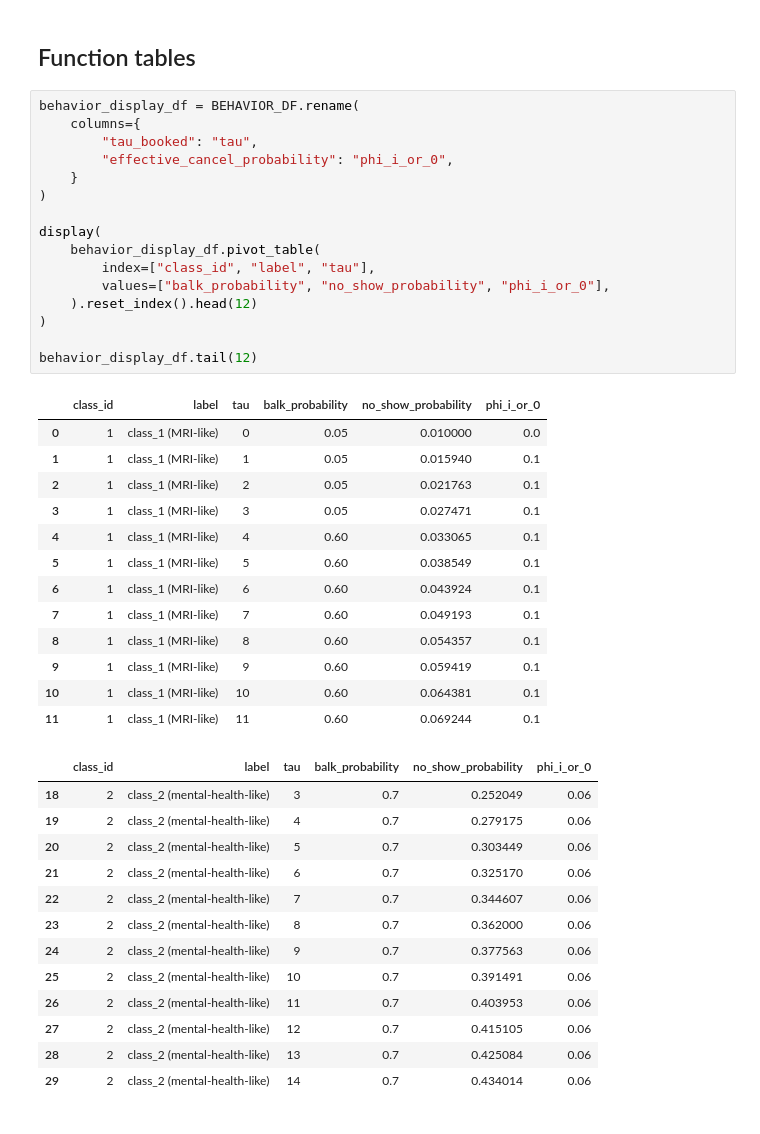
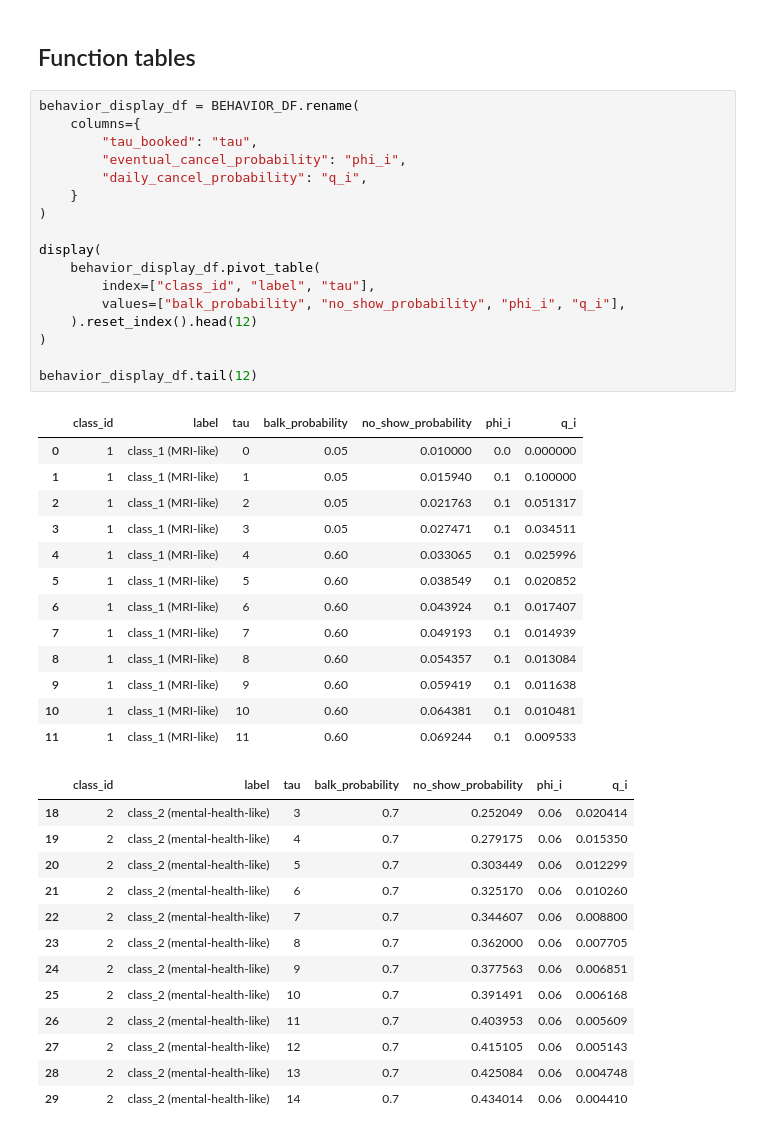
Before and after one commit to alexandre-sdd/research_cuimc_queuing, a Jupyter notebook: Notebooks/behavior_functions.ipynb, the cells around one changed output. Saved outputs shown, nothing was run; the diff lists cells and outputs as text.

```diff
--- a/Notebooks/behavior_functions.ipynb
+++ b/Notebooks/behavior_functions.ipynb
@@ -143,46 +143,47 @@ BEHAVIOR_DF
 # %%
 behavior_display_df = BEHAVIOR_DF.rename(
     columns={
         "tau_booked": "tau",
-        "effective_cancel_probability": "phi_i_or_0",
+        "eventual_cancel_probability": "phi_i",
+        "daily_cancel_probability": "q_i",
     }
 )
 
 display(
     behavior_display_df.pivot_table(
         index=["class_id", "label", "tau"],
-        values=["balk_probability", "no_show_probability", "phi_i_or_0"],
+        values=["balk_probability", "no_show_probability", "phi_i", "q_i"],
     ).reset_index().head(12)
 )
 
 behavior_display_df.tail(12)
 # %% [output]
-|  | class_id | label | tau | balk_probability | no_show_probability | phi_i_or_0 |
-| 0 | 1 | class_1 (MRI-like) | 0 | 0.05 | 0.010000 | 0.0 |
-| 1 | 1 | class_1 (MRI-like) | 1 | 0.05 | 0.015940 | 0.1 |
-| 2 | 1 | class_1 (MRI-like) | 2 | 0.05 | 0.021763 | 0.1 |
-| 3 | 1 | class_1 (MRI-like) | 3 | 0.05 | 0.027471 | 0.1 |
-| 4 | 1 | class_1 (MRI-like) | 4 | 0.60 | 0.033065 | 0.1 |
-| 5 | 1 | class_1 (MRI-like) | 5 | 0.60 | 0.038549 | 0.1 |
-| 6 | 1 | class_1 (MRI-like) | 6 | 0.60 | 0.043924 | 0.1 |
-| 7 | 1 | class_1 (MRI-like) | 7 | 0.60 | 0.049193 | 0.1 |
-| 8 | 1 | class_1 (MRI-like) | 8 | 0.60 | 0.054357 | 0.1 |
-| 9 | 1 | class_1 (MRI-like) | 9 | 0.60 | 0.059419 | 0.1 |
-| 10 | 1 | class_1 (MRI-like) | 10 | 0.60 | 0.064381 | 0.1 |
-| 11 | 1 | class_1 (MRI-like) | 11 | 0.60 | 0.069244 | 0.1 |
+|  | class_id | label | tau | balk_probability | no_show_probability | phi_i | q_i |
+| 0 | 1 | class_1 (MRI-like) | 0 | 0.05 | 0.010000 | 0.0 | 0.000000 |
+| 1 | 1 | class_1 (MRI-like) | 1 | 0.05 | 0.015940 | 0.1 | 0.100000 |
+| 2 | 1 | class_1 (MRI-like) | 2 | 0.05 | 0.021763 | 0.1 | 0.051317 |
+| 3 | 1 | class_1 (MRI-like) | 3 | 0.05 | 0.027471 | 0.1 | 0.034511 |
+| 4 | 1 | class_1 (MRI-like) | 4 | 0.60 | 0.033065 | 0.1 | 0.025996 |
+| 5 | 1 | class_1 (MRI-like) | 5 | 0.60 | 0.038549 | 0.1 | 0.020852 |
+| 6 | 1 | class_1 (MRI-like) | 6 | 0.60 | 0.043924 | 0.1 | 0.017407 |
+| 7 | 1 | class_1 (MRI-like) | 7 | 0.60 | 0.049193 | 0.1 | 0.014939 |
+| 8 | 1 | class_1 (MRI-like) | 8 | 0.60 | 0.054357 | 0.1 | 0.013084 |
+| 9 | 1 | class_1 (MRI-like) | 9 | 0.60 | 0.059419 | 0.1 | 0.011638 |
+| 10 | 1 | class_1 (MRI-like) | 10 | 0.60 | 0.064381 | 0.1 | 0.010481 |
+| 11 | 1 | class_1 (MRI-like) | 11 | 0.60 | 0.069244 | 0.1 | 0.009533 |
-|  | class_id | label | tau | balk_probability | no_show_probability | phi_i_or_0 |
-| 18 | 2 | class_2 (mental-health-like) | 3 | 0.7 | 0.252049 | 0.06 |
-| 19 | 2 | class_2 (mental-health-like) | 4 | 0.7 | 0.279175 | 0.06 |
-| 20 | 2 | class_2 (mental-health-like) | 5 | 0.7 | 0.303449 | 0.06 |
-| 21 | 2 | class_2 (mental-health-like) | 6 | 0.7 | 0.325170 | 0.06 |
-| 22 | 2 | class_2 (mental-health-like) | 7 | 0.7 | 0.344607 | 0.06 |
-| 23 | 2 | class_2 (mental-health-like) | 8 | 0.7 | 0.362000 | 0.06 |
-| 24 | 2 | class_2 (mental-health-like) | 9 | 0.7 | 0.377563 | 0.06 |
-| 25 | 2 | class_2 (mental-health-like) | 10 | 0.7 | 0.391491 | 0.06 |
-| 26 | 2 | class_2 (mental-health-like) | 11 | 0.7 | 0.403953 | 0.06 |
-| 27 | 2 | class_2 (mental-health-like) | 12 | 0.7 | 0.415105 | 0.06 |
-| 28 | 2 | class_2 (mental-health-like) | 13 | 0.7 | 0.425084 | 0.06 |
-| 29 | 2 | class_2 (mental-health-like) | 14 | 0.7 | 0.434014 | 0.06 |
+|  | class_id | label | tau | balk_probability | no_show_probability | phi_i | q_i |
+| 18 | 2 | class_2 (mental-health-like) | 3 | 0.7 | 0.252049 | 0.06 | 0.020414 |
+| 19 | 2 | class_2 (mental-health-like) | 4 | 0.7 | 0.279175 | 0.06 | 0.015350 |
+| 20 | 2 | class_2 (mental-health-like) | 5 | 0.7 | 0.303449 | 0.06 | 0.012299 |
+| 21 | 2 | class_2 (mental-health-like) | 6 | 0.7 | 0.325170 | 0.06 | 0.010260 |
+| 22 | 2 | class_2 (mental-health-like) | 7 | 0.7 | 0.344607 | 0.06 | 0.008800 |
+| 23 | 2 | class_2 (mental-health-like) | 8 | 0.7 | 0.362000 | 0.06 | 0.007705 |
+| 24 | 2 | class_2 (mental-health-like) | 9 | 0.7 | 0.377563 | 0.06 | 0.006851 |
+| 25 | 2 | class_2 (mental-health-like) | 10 | 0.7 | 0.391491 | 0.06 | 0.006168 |
+| 26 | 2 | class_2 (mental-health-like) | 11 | 0.7 | 0.403953 | 0.06 | 0.005609 |
+| 27 | 2 | class_2 (mental-health-like) | 12 | 0.7 | 0.415105 | 0.06 | 0.005143 |
+| 28 | 2 | class_2 (mental-health-like) | 13 | 0.7 | 0.425084 | 0.06 | 0.004748 |
+| 29 | 2 | class_2 (mental-health-like) | 14 | 0.7 | 0.434014 | 0.06 | 0.004410 |
 # %% [markdown]
 ## Function plots
 
```
Also changed, not shown: parts of 3 cells of this notebook, 11 other files.
